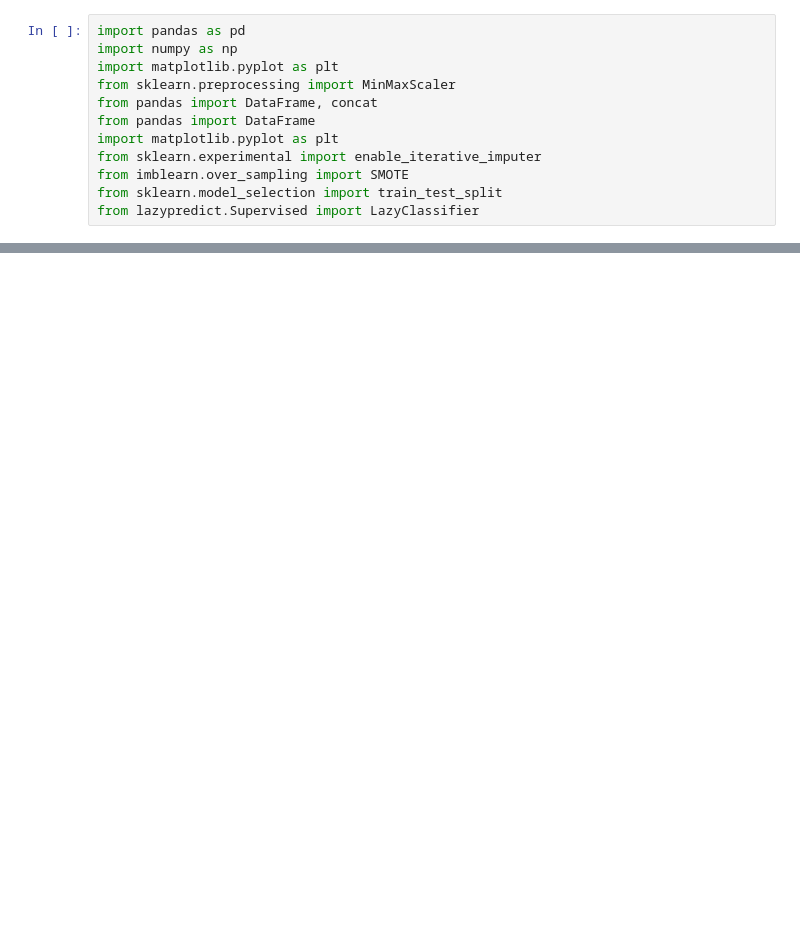
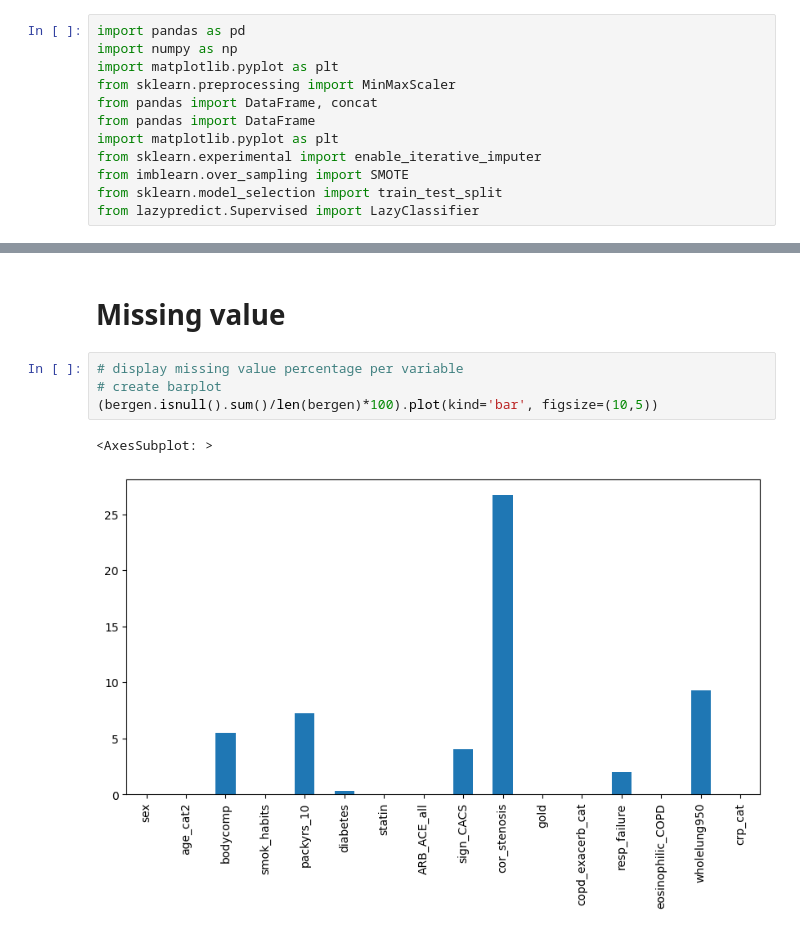
Before and after one commit to danielw-mt/copd_risk_score, a Jupyter notebook: bergen/bergen.ipynb, the cells around one changed output, grey strips where cells are left out. Cells and saved outputs as stored; diff of their text form; blank space fills up the shorter version.

```diff
--- a/bergen/bergen.ipynb
+++ b/bergen/bergen.ipynb
@@ -107,0 +69,9 @@ Name: copd_exacerb_cat, dtype: int64
+# %% [markdown]
+# Missing value
+# %%
+# display missing value percentage per variable
+# create barplot
+(bergen.isnull().sum()/len(bergen)*100).plot(kind='bar', figsize=(10,5))
+# %% [output]
+<AxesSubplot: >
+[figure, added]
```
Also changed, not shown: parts of 3 cells of this notebook, 1 other file.
